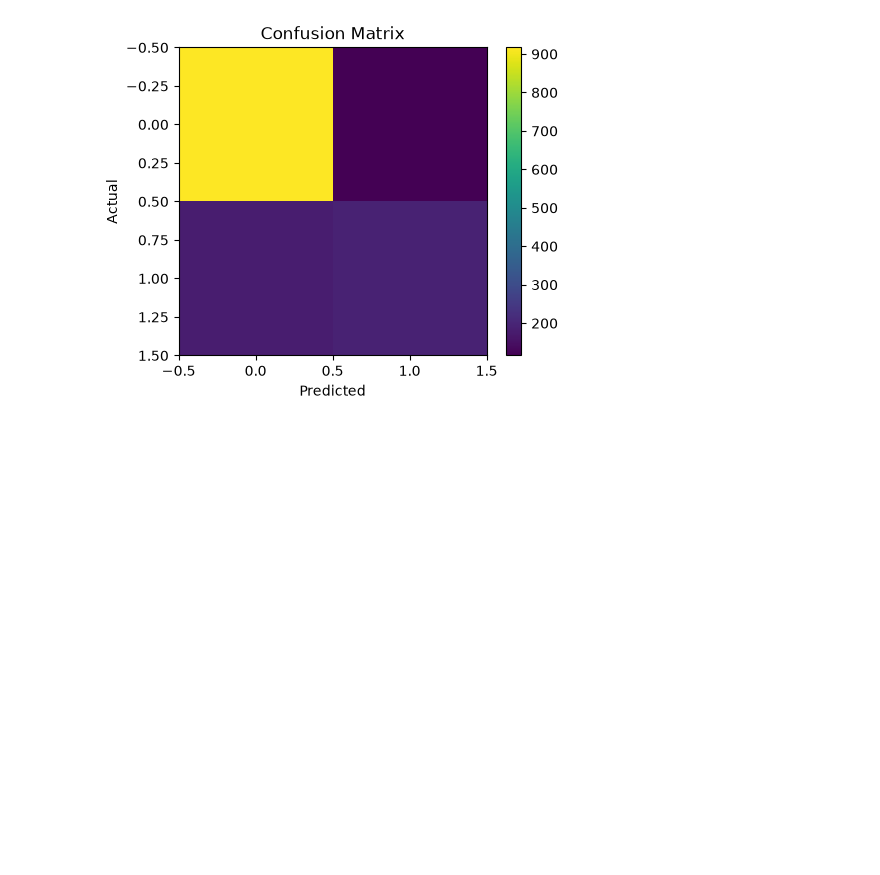
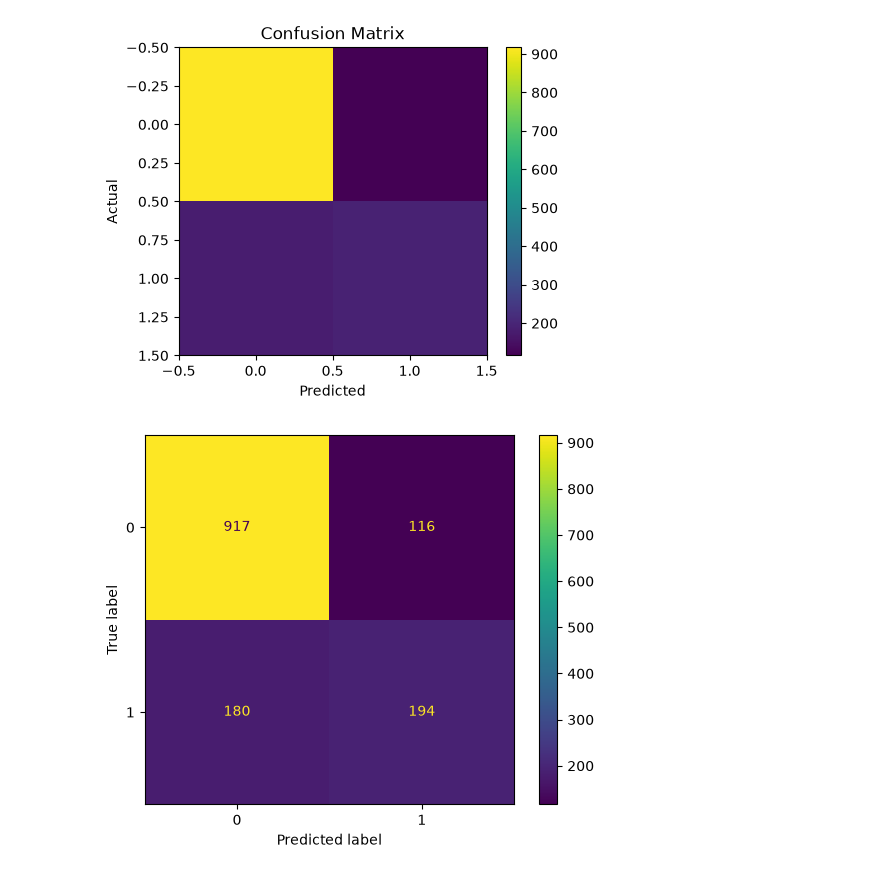
Before and after one commit to Yogananda-DE-05/customer-churn-mlops, a Jupyter notebook: notebooks/EDA.ipynb, the cells around one changed output. Cells and saved outputs as stored; diff of their text form; code cells hidden in the pictures; blank space fills up the shorter version.

Commit message:
Added confusion matrix image

```diff
--- a/notebooks/EDA.ipynb
+++ b/notebooks/EDA.ipynb
@@ -284,3 +284,15 @@ plt.savefig("../confusion_matrix.png")
 plt.show()
 # %% [output]
 [figure]
+# %%
+from sklearn.metrics import ConfusionMatrixDisplay
+
+ConfusionMatrixDisplay.from_predictions(
+    y_test,
+    y_pred
+)
+
+plt.savefig("../confusion_matrix.png")
+plt.show()
+# %% [output]
+[figure, added]
```
Also changed, not shown: 1 other file.
